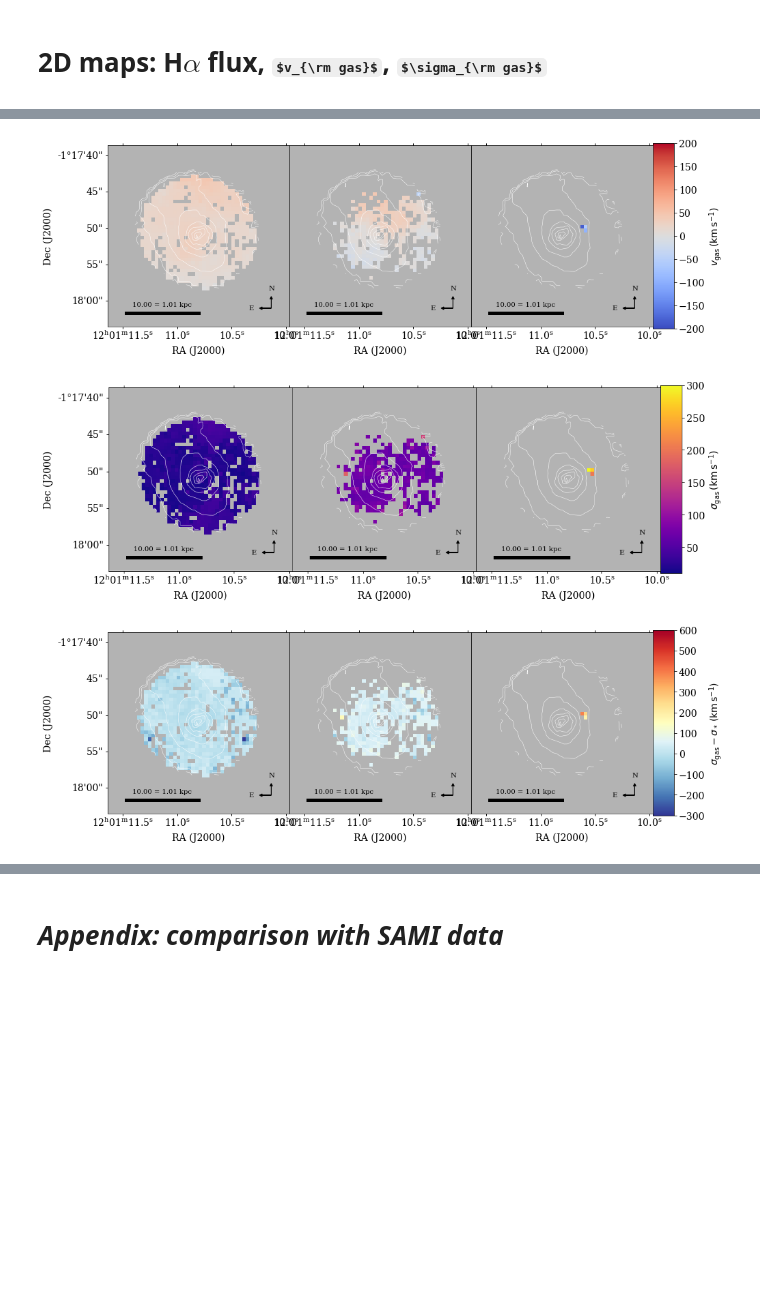
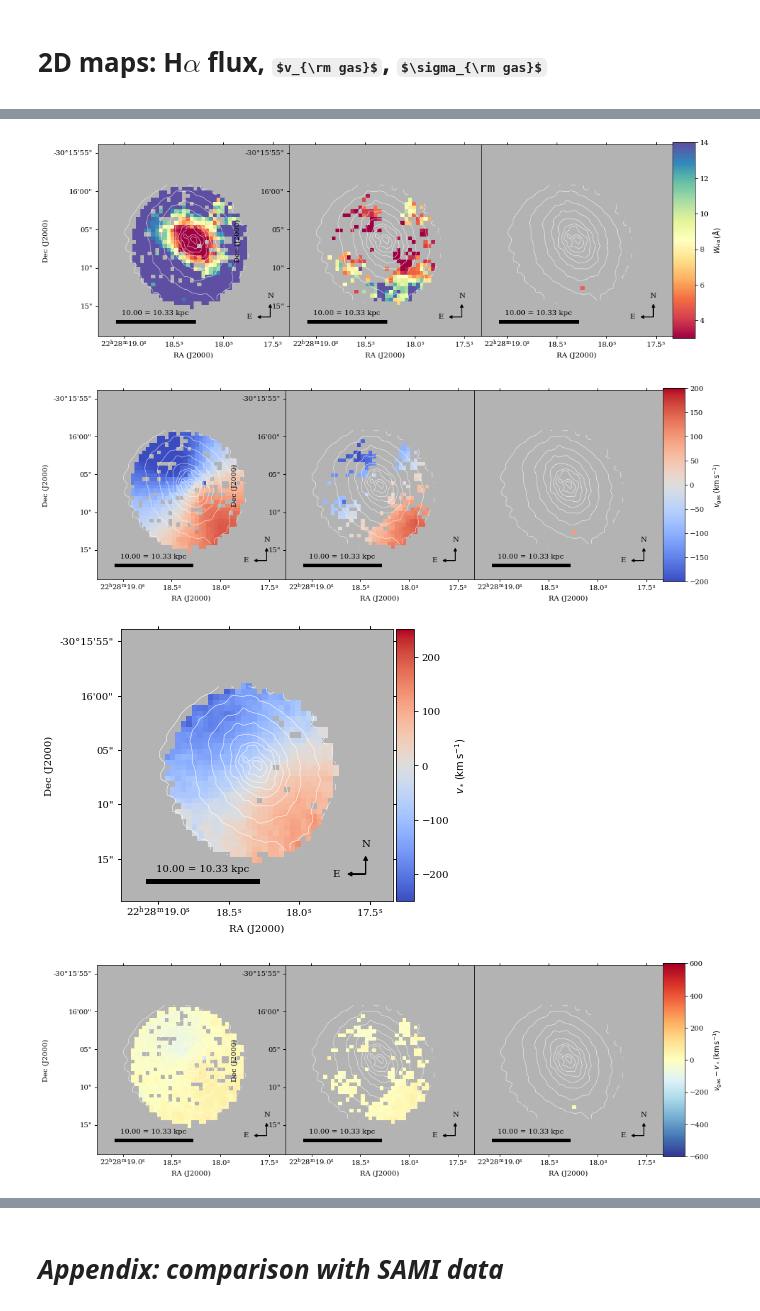
Before and after one commit to hzovaro/spaxelsleuth, a Jupyter notebook: notebooks/LZIFU.ipynb, the cells around one changed output, grey strips where cells are left out. Cells and saved outputs as stored; diff of their text form; code cells hidden in the pictures; some formulas as TeX source; blank space fills up the shorter version.

```diff
--- a/notebooks/LZIFU.ipynb
+++ b/notebooks/LZIFU.ipynb
@@ -361,7 +88,7 @@ _ = [print(g) for g in gals_good]
 ###########################################################################
 # Select a galaxy and load the DataFrame
 ###########################################################################
-gal = 106717
+gal = 9388000219
 df_gal = load_lzifu_galaxy(gal=gal, bin_type=bin_type, ncomponents=ncomponents,
                        eline_SNR_min=5,
                        sigma_gas_SNR_cut=True,
@@ -435,7 +162,7 @@ ax_im.text(s=f"{gal}", x=0.9, y=0.9, horizontalalignment="right", verticalalignm
 
 # Plot BPT diagram
 col_y = "log O3"
-col_z = None
+col_z = "HALPHA EW"
 for cc, col_x in enumerate(["log N2", "log S2", "log O1"]):
     # Plot full SAMI sample
     plot2dhistcontours(df=df_sami,
@@ -453,8 +180,10 @@ for cc, col_x in enumerate(["log N2", "log S2", "log O1"]):
                       col_x=f"{col_x} (component {ii})",
                       col_y=f"{col_y} (component {ii})",
                       col_z=f"{col_z} (component {ii})" if f"{col_z} (component {ii})"  in df_gal else col_z,
-                      marker=markers[ii], ax=axs_bpt[cc],
-                      markersize=20, markerfacecolour=component_colours[ii], edgecolors="black",
+                      marker=markers[ii],
+#                       markerfacecolour=component_colours[ii],
+                      ax=axs_bpt[cc],
+                      markersize=20,  edgecolors="black",
                       plot_colorbar=False)
 
 # Decorations
@@ -500,7 +229,9 @@ legend_elements = [Line2D([0], [0], marker=markers[ii],
                           markerfacecolor=component_colours[ii], markersize=5) for ii in range(3)]
 axs_bpt[-1].legend(handles=legend_elements, fontsize="x-small", loc="upper right")
 
+fig.suptitle(gal)
+
 # Save
-if savefigs:
-    fig.savefig(os.path.join(fig_path, f"{gal}_LZIFU_summary"), format="pdf", bbox_inches="tight")
+# if savefigs:
+#     fig.savefig(os.path.join(fig_path, f"{gal}_LZIFU_summary"), format="pdf", bbox_inches="tight")
 # %% [output]
@@ -508,24 +277,37 @@ if savefigs:
 # %% [markdown]
 # 2D maps: H$\alpha$ flux, $v_{\rm gas}$, $\sigma_{\rm gas}$
 # %%
-col_z_list = ["HALPHA", "v_gas", "sigma_gas", "sigma_gas - sigma_*"]
+col_z_list = ["HALPHA", "HALPHA EW",
+              "v_gas", "v_*", "v_gas - v_*",
+              "sigma_gas", "sigma_*", "sigma_gas - sigma_*",
+              "log N2", "log S2", "log O1", "log O3"]
+for col_z in col_z_list:
 
-for col_z in col_z_list:
-    fig, axs = plt.subplots(nrows=1, ncols=3, figsize=(14.3, 5))
-    fig.subplots_adjust(wspace=0)
-    bbox = axs[-1].get_position()
-    cax = fig.add_axes([bbox.x0 + bbox.width, bbox.y0, 0.03, bbox.height])
+    if f"{col_z} (component {ii})" in df_gal.columns:
+        fig, axs = plt.subplots(nrows=1, ncols=3, figsize=(14.3, 5))
+        fig.subplots_adjust(wspace=0)
+        bbox = axs[-1].get_position()
+        cax = fig.add_axes([bbox.x0 + bbox.width, bbox.y0, 0.03, bbox.height])
 
-    for ii in range(3):
-        plot2dmap(df_gal=df_gal, bin_type="default", survey="sami",
-                  col_z=f"{col_z} (component {ii})", vmax=10 if col_z == "HALPHA" else None,
-                  ax=axs[ii], show_title=False, plot_colorbar=True if ii == 2 else False, cax=cax)
+        for ii in range(3):
+            plot2dmap(df_gal=df_gal, bin_type="default", survey="sami",
+                      col_z=f"{col_z} (component {ii})",
+                      vmax=np.nanmax(df_gal["HALPHA (total)"]) if col_z == "HALPHA" else None,
+                      ax=axs[ii], show_title=False, plot_colorbar=True if ii == 2 else False, cax=cax)
 
         # Decorations
-        # axs[ii].set_title("Component {ii}")
         if ii > 0:
             # Turn off axis labels
             lat = plt.gca().coords[1]
             lat.set_ticks_visible(False)
             lat.set_ticklabel_visible(False)
+
+    else:
+        fig, ax = plt.subplots(nrows=1, ncols=1, figsize=(5, 5))
+        bbox = ax.get_position()
+        cax = fig.add_axes([bbox.x0 + bbox.width, bbox.y0, 0.05, bbox.height])
+
+        plot2dmap(df_gal=df_gal, bin_type="default", survey="sami",
+                  col_z=col_z,
+                  ax=ax, show_title=False, plot_colorbar=True, cax=cax)
 # %% [output]
@@ -533,3 +315,4 @@ for col_z in col_z_list:
-[figure, old version]
+[figure, new version]
-[figure, old version]
+[figure, new version]
-[figure, old version]
+[figure, new version]
+[figure, added]
```
Also changed, not shown: parts of 13 cells of this notebook, 3 other files.
